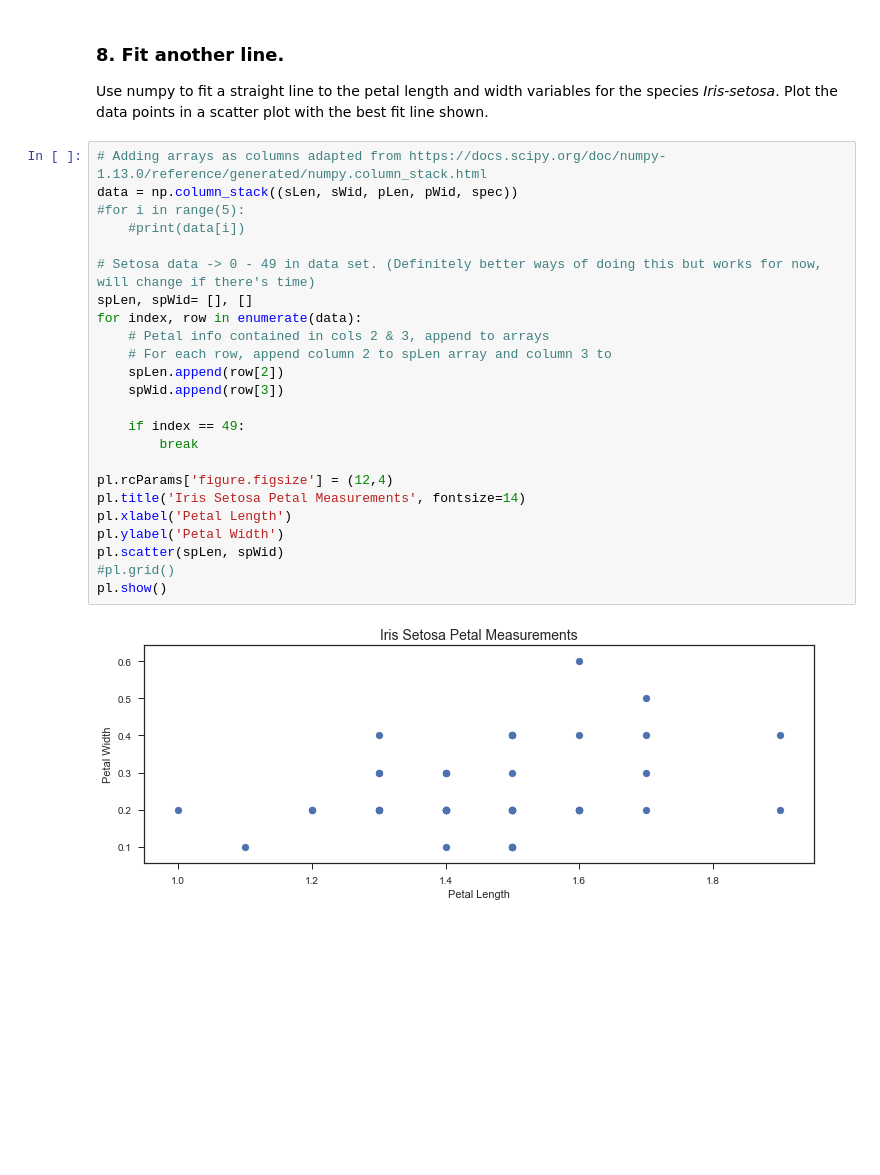
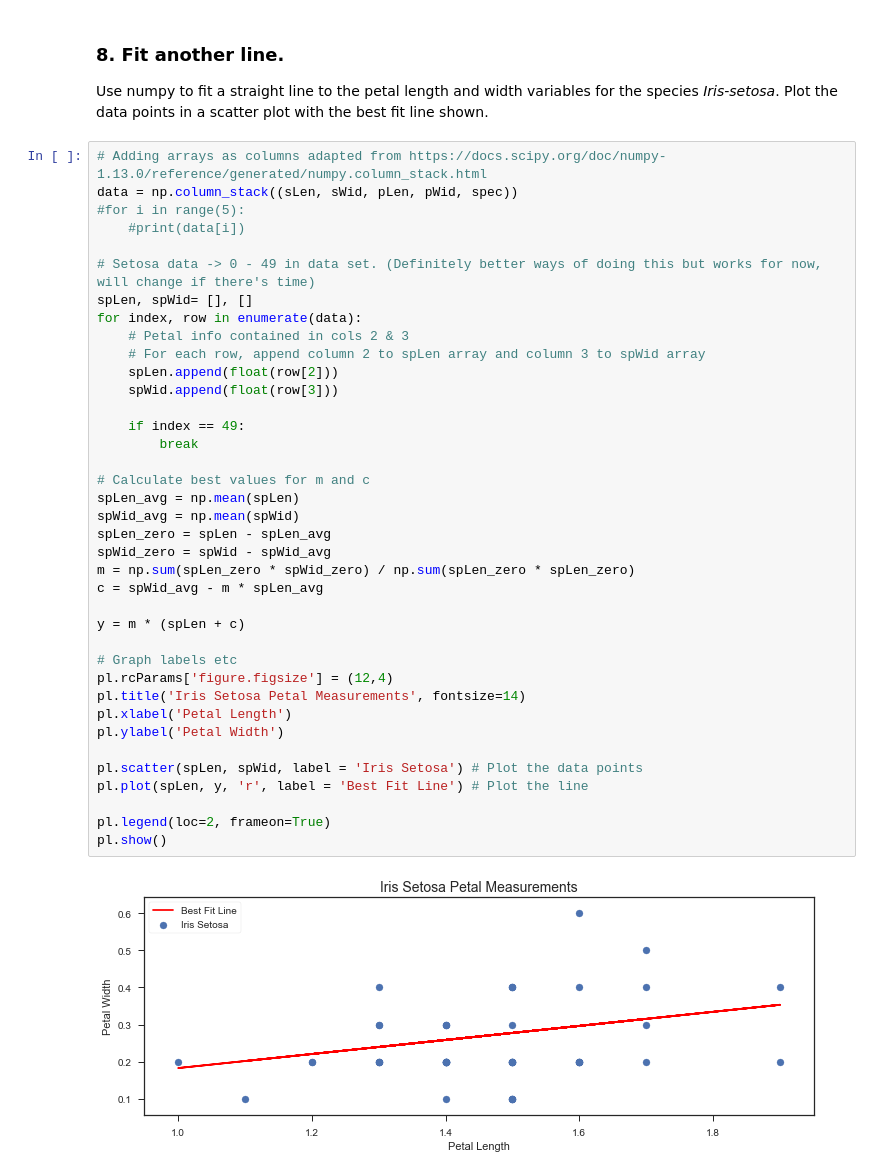
Before and after one commit to rebeccabernie/Iris-JPN, a Jupyter notebook: IrisData.ipynb, the cells around one changed output. Saved outputs shown, nothing was run; the diff lists cells and outputs as text; blank space fills up the shorter version.

Commit message:
Best fit line for setosa done

```diff
--- a/IrisData.ipynb
+++ b/IrisData.ipynb
@@ -132,26 +133,40 @@ Use numpy to fit a straight line to the petal length and width variables for the
 # %%
 # Adding arrays as columns adapted from https://docs.scipy.org/doc/numpy-1.13.0/reference/generated/numpy.column_stack.html
 data = np.column_stack((sLen, sWid, pLen, pWid, spec))
 #for i in range(5):
     #print(data[i])
 
 # Setosa data -> 0 - 49 in data set. (Definitely better ways of doing this but works for now, will change if there's time)
 spLen, spWid= [], []
 for index, row in enumerate(data):
-    # Petal info contained in cols 2 & 3, append to arrays
-    # For each row, append column 2 to spLen array and column 3 to
-    spLen.append(row[2])
-    spWid.append(row[3])
+    # Petal info contained in cols 2 & 3
+    # For each row, append column 2 to spLen array and column 3 to spWid array
+    spLen.append(float(row[2]))
+    spWid.append(float(row[3]))
 
     if index == 49:
         break
 
+# Calculate best values for m and c
+spLen_avg = np.mean(spLen)
+spWid_avg = np.mean(spWid)
+spLen_zero = spLen - spLen_avg
+spWid_zero = spWid - spWid_avg
+m = np.sum(spLen_zero * spWid_zero) / np.sum(spLen_zero * spLen_zero)
+c = spWid_avg - m * spLen_avg
+
+y = m * (spLen + c)
+
+# Graph labels etc
 pl.rcParams['figure.figsize'] = (12,4)
 pl.title('Iris Setosa Petal Measurements', fontsize=14)
 pl.xlabel('Petal Length')
 pl.ylabel('Petal Width')
-pl.scatter(spLen, spWid)
-#pl.grid()
+
+pl.scatter(spLen, spWid, label = 'Iris Setosa') # Plot the data points
+pl.plot(spLen, y, 'r', label = 'Best Fit Line') # Plot the line
+
+pl.legend(loc=2, frameon=True)
 pl.show()
 # %% [output]
-[figure, old version]
+[figure, new version]
```
Also changed, not shown: parts of 1 cell of this notebook.
